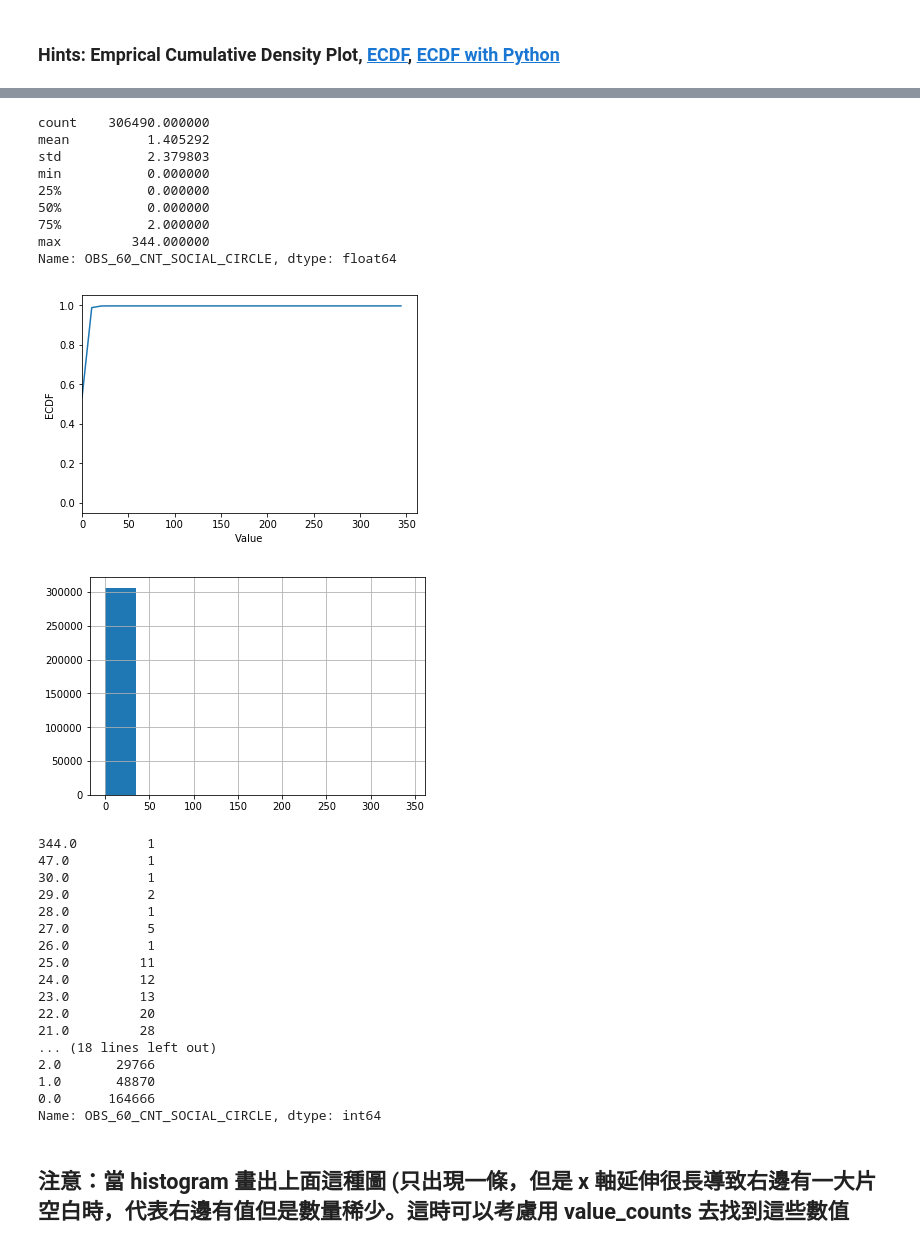
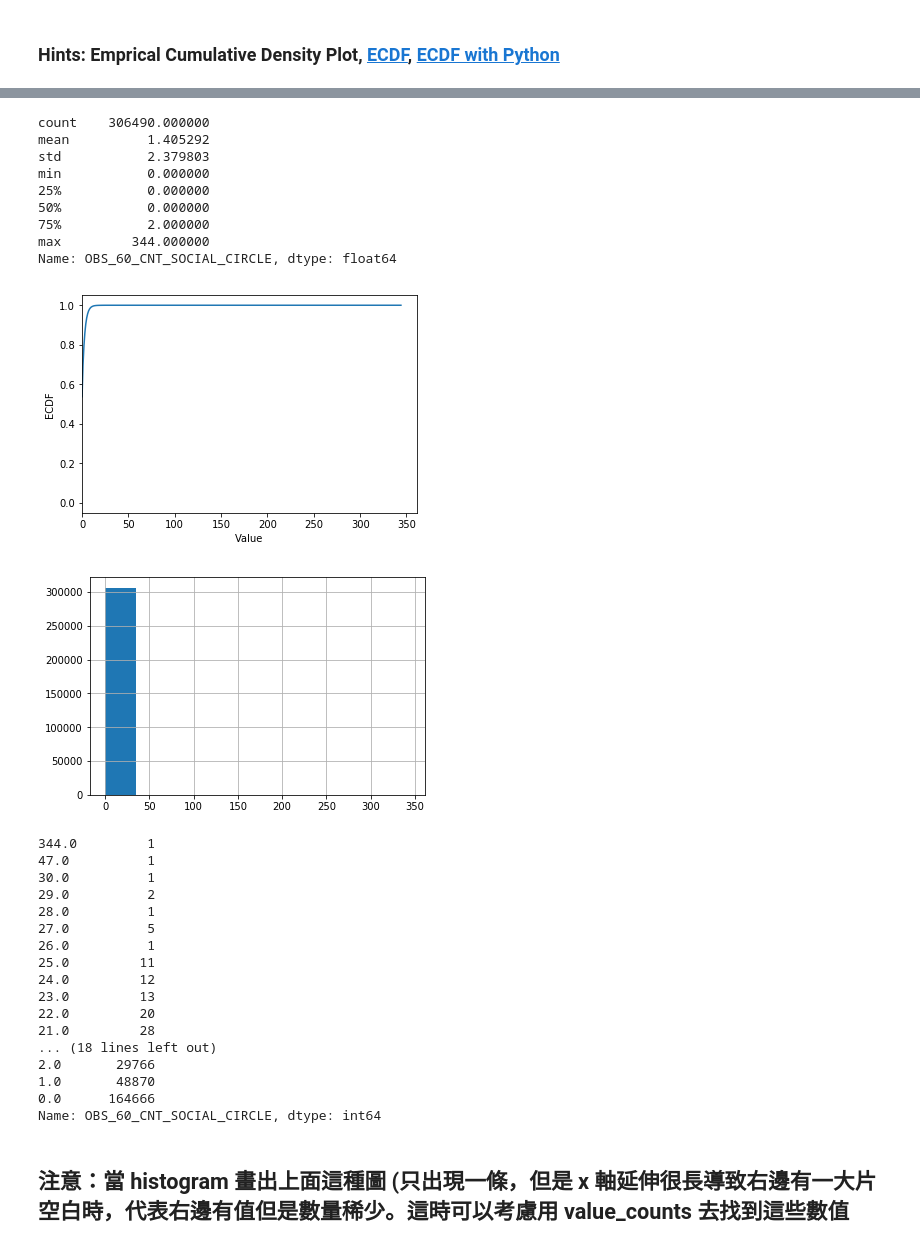
Before and after one commit to bettysmilehahaha/4th-ML100Days, a Jupyter notebook: homework/Day_009_HW.ipynb, the cells around one changed output, grey strips where cells are left out. Saved outputs shown, nothing was run; the diff lists cells and outputs as text; code cells hidden in the pictures.

```diff
--- a/homework/Day_009_HW.ipynb
+++ b/homework/Day_009_HW.ipynb
@@ -218,55 +165,35 @@ Name: REGION_POPULATION_RELATIVE, Length: 81, dtype: int64
 # %%
 # 最大值落在分布之外
 print(app_train['OBS_60_CNT_SOCIAL_CIRCLE'].describe())
 
 # 繪製 Empirical Cumulative Density Plot (ECDF)
 """
 Your Code Here
 """
-raw_data = np.array(app_train['OBS_60_CNT_SOCIAL_CIRCLE'])
+cdf = app_train.OBS_60_CNT_SOCIAL_CIRCLE.value_counts().sort_index().cumsum()
 
-# create a sorted series of unique data
-cdfx = np.sort(app_train['OBS_60_CNT_SOCIAL_CIRCLE'].unique())
-# x-data for the ECDF: evenly spaced sequence of the uniques
-x_values = np.linspace(start=min(cdfx),
-stop=max(cdfx),num=len(cdfx))
 
-# size of the x_values
-size_data = raw_data.size
-# y-data for the ECDF:
-y_values = []
-for i in x_values:
-    # all the values in raw data less than the ith value in x_values
-    temp = raw_data[raw_data <= i]
-    # fraction of that value with respect to the size of the x_values
-    value = temp.size / size_data
-    # pushing the value in the y_values
-    y_values.append(value)
-    # return both x and y values
-
-plt.plot(x_values, y_values)
-#plt.plot(list(cdf.index), cdf/cdf.max())
+plt.plot(list(cdf.index), cdf/cdf.max())
 plt.xlabel('Value')
 plt.ylabel('ECDF')
-plt.xlim([min(cdfx), max(cdfx) * 1.05]) # 限制顯示圖片的範圍
+plt.xlim([cdf.index.min() * 0.95, cdf.index.max() * 1.05])
 plt.ylim([-0.05,1.05]) # 限制顯示圖片的範圍
-
 plt.show()
 
 app_train['OBS_60_CNT_SOCIAL_CIRCLE'].hist()
 plt.show()
 print(app_train['OBS_60_CNT_SOCIAL_CIRCLE'].value_counts().sort_index(ascending = False))
 # %% [output]
 count    306490.000000
 mean          1.405292
 std           2.379803
 min           0.000000
 25%           0.000000
 50%           0.000000
 75%           2.000000
 max         344.000000
 Name: OBS_60_CNT_SOCIAL_CIRCLE, dtype: float64
-[figure, old version]
+[figure, new version]
 [figure]
 344.0         1
 47.0          1
```
Also changed, not shown: parts of 3 cells of this notebook.
